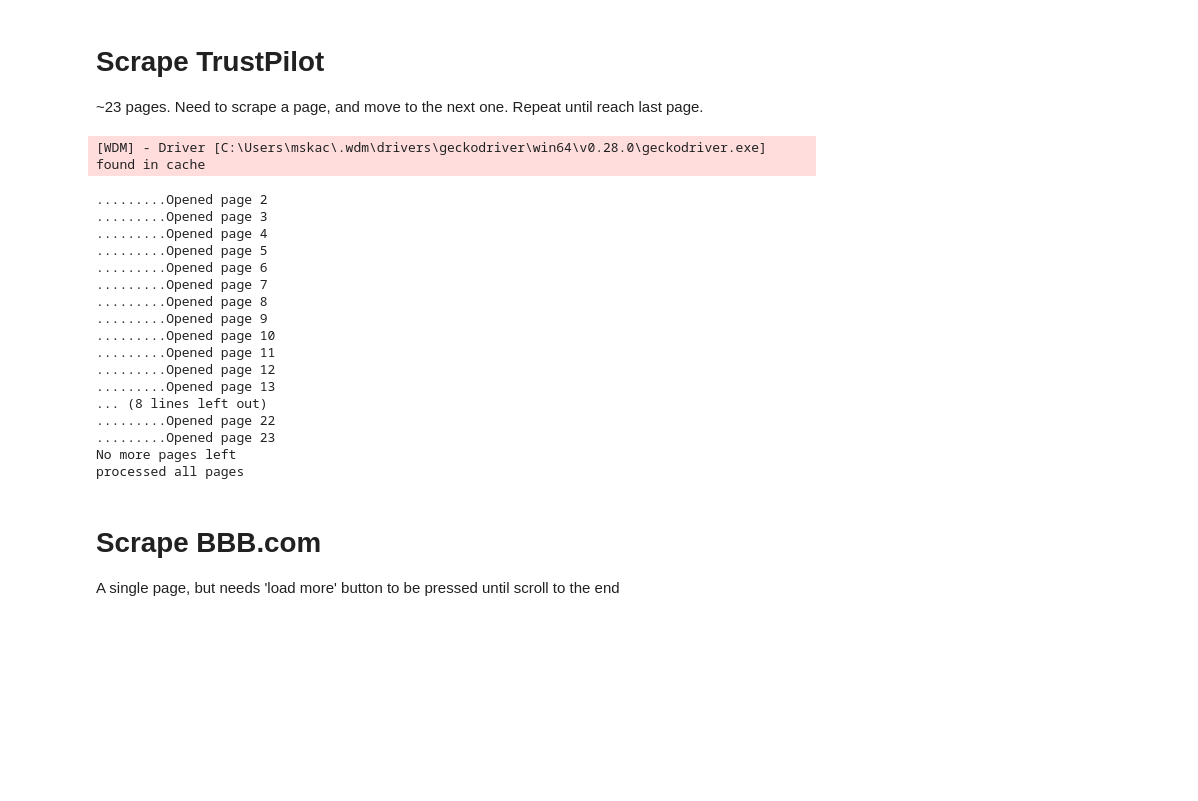
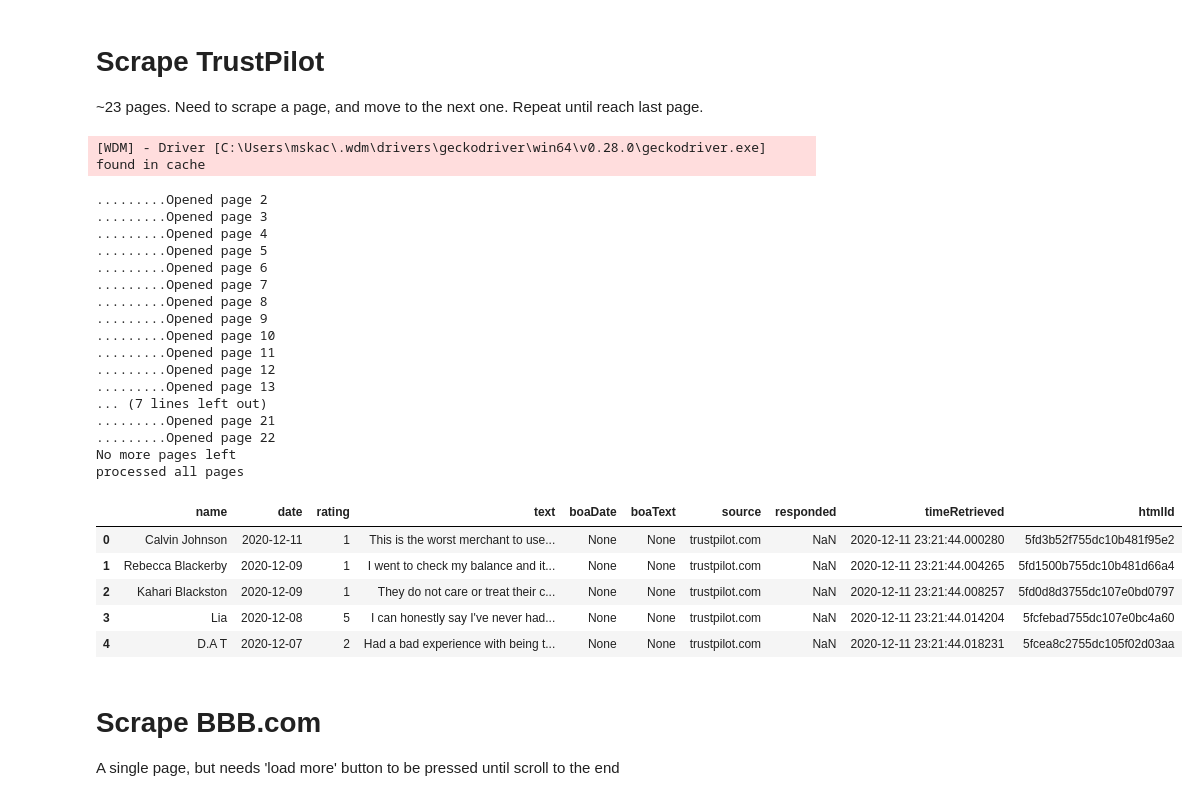
Before and after one commit to MarinaOrzechowski/reviewsReport, a Jupyter notebook: Scraping reviews.ipynb, the cells around one changed output. Drawn from its saved outputs; the diff is of its cells as text; code cells hidden in the pictures; blank space fills up the shorter version.

```diff
--- a/Scraping reviews.ipynb
+++ b/Scraping reviews.ipynb
@@ -53,12 +41,12 @@ try:
     WebDriverWait(driver, 20).until(EC.element_to_be_clickable((By.XPATH, xpath2))).click()
 except:
     pass
-
+sleep(2)
 try:
     WebDriverWait(driver, 20).until(EC.element_to_be_clickable((By.XPATH, xpath1))).click()
 except TimeoutException:
     pass
-
+sleep(2)
 driver.implicitly_wait(15)
 
 # close Covid notification tab
@@ -67,7 +55,7 @@ try:
 except:
     pass
 
-
+sleep(2)
 while True:
     try:
 
@@ -75,31 +63,31 @@ while True:
         soup = BeautifulSoup(page_source, 'lxml')
 
         for block in soup.find_all("article", class_='review'):
-            # name, rating, review
-            script = block.find("script").string
-            vocab = stringToDict(script)
-            name = vocab['consumerName']
-            stars = int(vocab['stars'])
-            text = vocab['reviewHeader']+vocab['reviewBody']
+            htmlId = block.get('id')
+            timeRetrieved = datetime.now()
+            date = block.find('time', class_='review-date--tooltip-target').get('datetime').split('T')[0]
+            name = block.find('div', class_='consumer-information__name').text.strip()
+            stars = block.find('div', class_='star-rating star-rating--medium').find('img').get('alt').split(' ')[0]
+            text = block.find('p', class_='review-content__text')
+            if text:
+                text = text.text.strip()
+            else:
+                text = block.find('a', class_='link link--large link--dark').text.strip()
 
-            #date
-            dateBlock = block.find('div', class_='review-content-header__dates')
-            dateScript = dateBlock.find("script").string
-            date = dateScript.split('"')[3].split('T')[0]
-            y, m, d = date.split('-')
-            date = '/'.join([m, d, y])
-
-            df = df.append({'name' : name , 'date' : date, 'stars': stars, 'text': text, 'boaDate': None, 'boaText': None, 'source': 'trustpilot.com'} , ignore_index=True)
+            df = df.append({'name' : name , 'date' : date, 'rating': stars, 'text': text, 'boaDate': None, \
+                            'boaText': None, 'source': 'trustpilot.com', 'timeRetrieved':timeRetrieved, \
+                            'htmlId': htmlId, 'responded':False} , ignore_index=True)
 
         next_page_btn = driver.find_element_by_partial_link_text("Next page")
         # open next page
         try:
             WebDriverWait(driver, 10).until(EC.element_to_be_clickable((By.PARTIAL_LINK_TEXT, 'Next page'))).click()
         except  StaleElementReferenceException:
-            driver.implicitly_wait(5)
+            sleep(5)
             WebDriverWait(driver, 10).until(EC.element_to_be_clickable((By.PARTIAL_LINK_TEXT, 'Next page'))).click()
         print('.........Opened page', temp)
         temp += 1
+        sleep(5)
     except:
         print("No more pages left")
         break
@@ -118,9 +106,18 @@ print('processed all pages')
 .........Opened page 11
 .........Opened page 12
 .........Opened page 13
-... (8 lines left out)
+... (7 lines left out)
+.........Opened page 21
 .........Opened page 22
-.........Opened page 23
 No more pages left
 processed all pages
+# %%
+df.head()
+# %% [output]
+|  | name | date | rating | text | boaDate | boaText | source | responded | timeRetrieved | htmlId |
+| 0 | Calvin Johnson | 2020-12-11 | 1 | This is the worst merchant to use... | None | None | trustpilot.com | NaN | 2020-12-11 23:21:44.000280 | 5fd3b52f755dc10b481f95e2 |
+| 1 | Rebecca Blackerby | 2020-12-09 | 1 | I went to check my balance and it... | None | None | trustpilot.com | NaN | 2020-12-11 23:21:44.004265 | 5fd1500b755dc10b481d66a4 |
+| 2 | Kahari Blackston | 2020-12-09 | 1 | They do not care or treat their c... | None | None | trustpilot.com | NaN | 2020-12-11 23:21:44.008257 | 5fd0d8d3755dc107e0bd0797 |
+| 3 | Lia | 2020-12-08 | 5 | I can honestly say I've never had... | None | None | trustpilot.com | NaN | 2020-12-11 23:21:44.014204 | 5fcfebad755dc107e0bc4a60 |
+| 4 | D.A T | 2020-12-07 | 2 | Had a bad experience with being t... | None | None | trustpilot.com | NaN | 2020-12-11 23:21:44.018231 | 5fcea8c2755dc105f02d03aa |
 # %%
```
Also changed, not shown: parts of 20 cells of this notebook, 22 other files.
